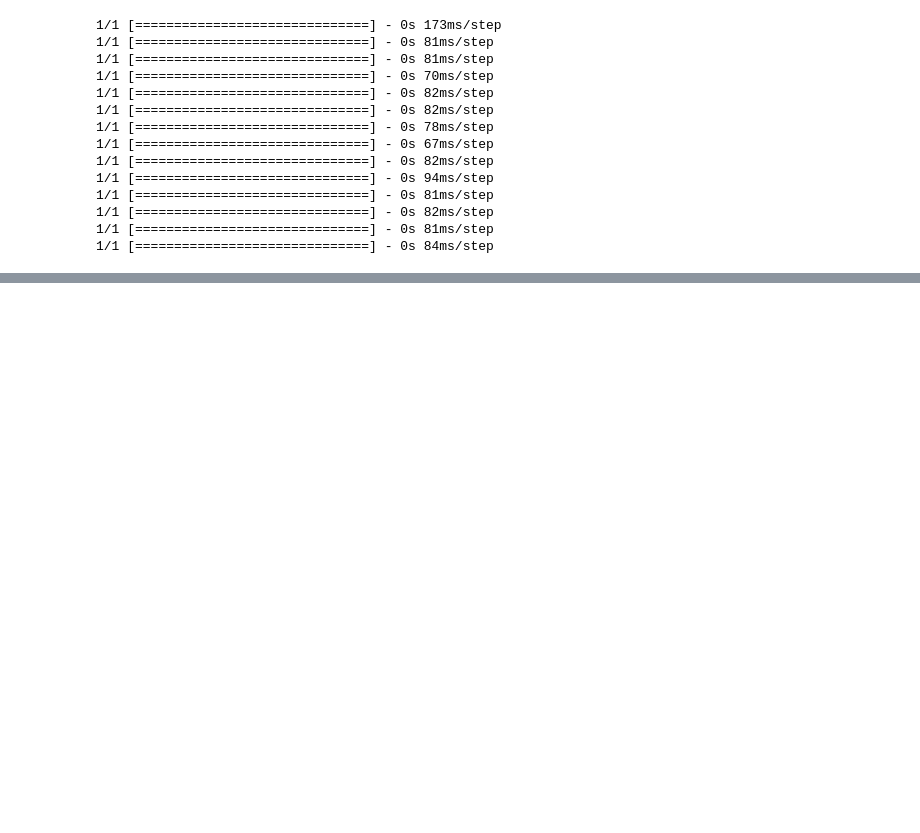
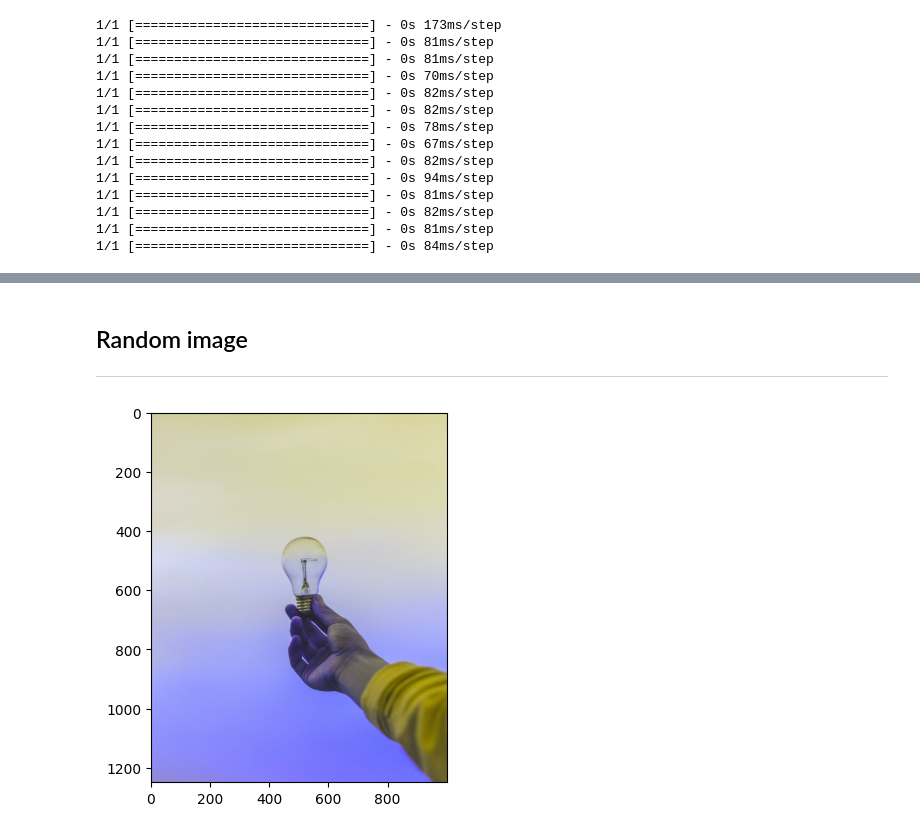
Before and after one commit to samuelastech/image-classification, a Jupyter notebook: src/image_classificator.ipynb, the cells around one changed output, grey strips where cells are left out. Saved outputs shown, nothing was run; the diff lists cells and outputs as text; code cells hidden in the pictures; blank space fills up the shorter version.

```diff
--- a/src/image_classificator.ipynb
+++ b/src/image_classificator.ipynb
@@ -260,0 +294,9 @@ tf.Tensor(1.0, shape=(), dtype=float32) tf.Tensor(1.0, shape=(), dtype=float32)
+# %% [markdown]
+## Random image
+<hr>
+# %%
+img = cv2.imread('test_images/non-fingerprint.jpeg')
+plt.imshow(img)
+plt.show()
+# %% [output]
+[figure, added]
```
Also changed, not shown: parts of 7 cells of this notebook, 2 other files.
